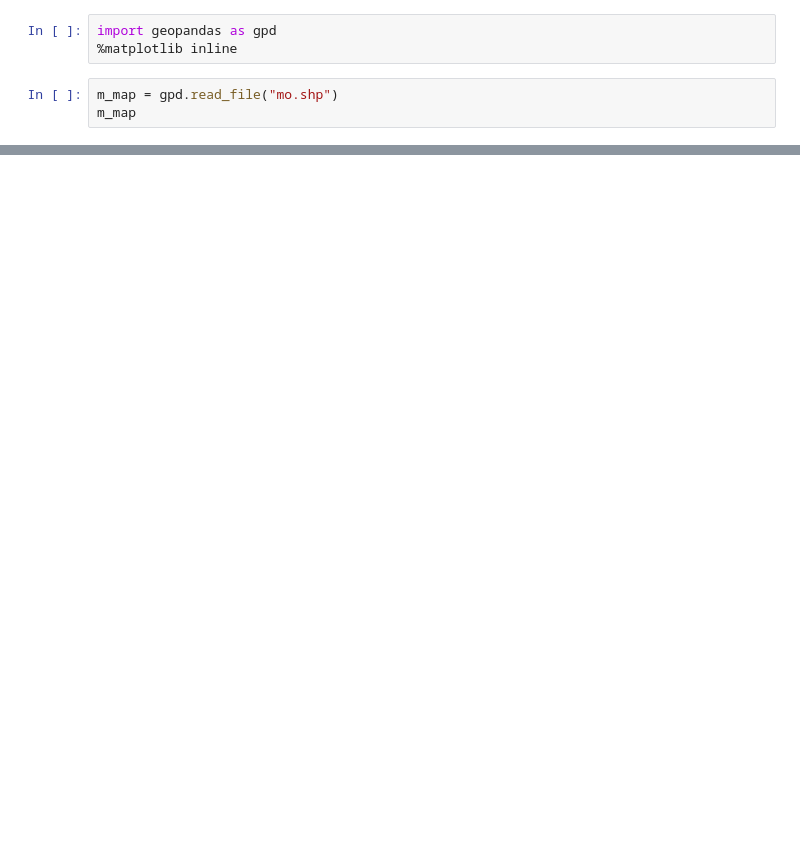
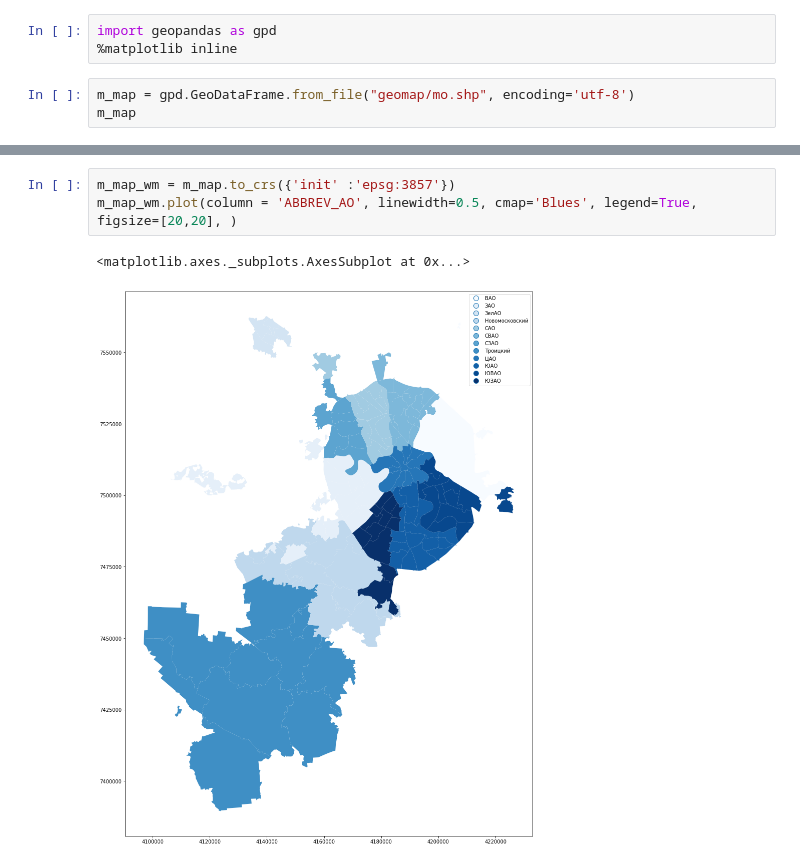
Before and after one commit to kirastain/SPO-5sem, a Jupyter notebook: lab3/Untitled1.ipynb, the cells around one changed output, grey strips where cells are left out. Saved outputs shown, nothing was run; the diff lists cells and outputs as text; blank space fills up the shorter version.

```diff
--- a/lab3/Untitled1.ipynb
+++ b/lab3/Untitled1.ipynb
@@ -28,6 +20,6 @@ votes
 import geopandas as gpd
 %matplotlib inline
 # %%
-m_map = gpd.read_file("mo.shp")
+m_map = gpd.GeoDataFrame.from_file("geomap/mo.shp", encoding='utf-8')
 m_map
 # %% [output]
@@ -34,0 +39,6 @@ DriverError: Unable to open mo.shx or mo.SHX. Set SHAPE_RESTORE_SHX config optio
+# %%
+m_map_wm = m_map.to_crs({'init' :'epsg:3857'})
+m_map_wm.plot(column = 'ABBREV_AO', linewidth=0.5, cmap='Blues', legend=True, figsize=[20,20], )
+# %% [output]
+<matplotlib.axes._subplots.AxesSubplot at 0x...>
+[figure, added]
```
Also changed, not shown: parts of 9 cells of this notebook, 9 other files.
